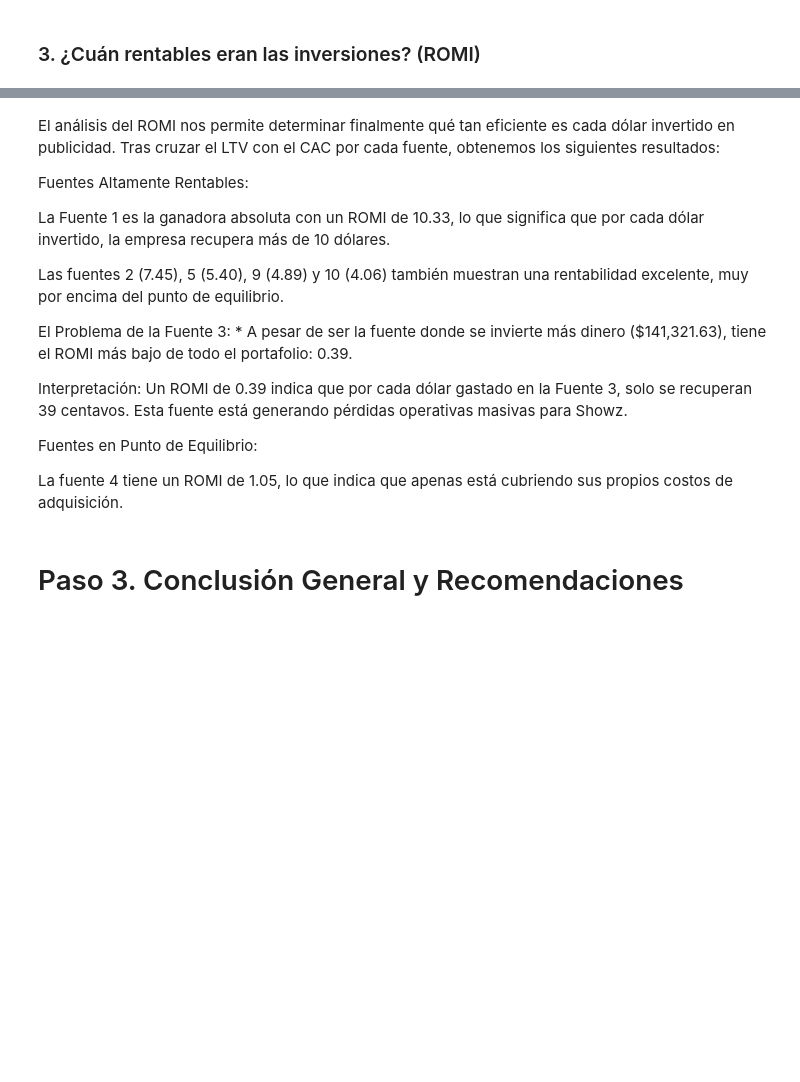
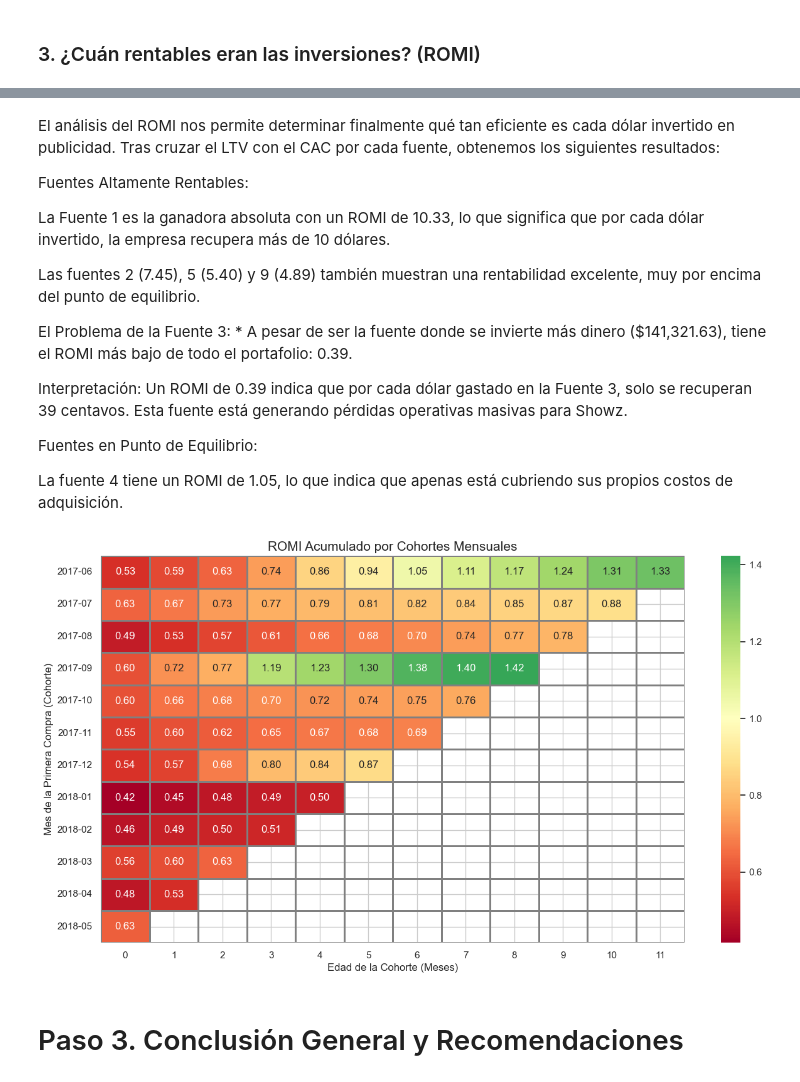
Before and after one commit to kevinsbonola/Optimizing_Profitability_in_Marketing, a Jupyter notebook: Marketing.ipynb, the cells around one changed output, grey strips where cells are left out. Saved outputs shown, nothing was run; the diff lists cells and outputs as text; code cells hidden in the pictures; blank space fills up the shorter version.

```diff
--- a/Marketing.ipynb
+++ b/Marketing.ipynb
@@ -250,8 +319,8 @@ print(f"Promedio general de pedidos por cliente: {avg_orders:.2f}")
 # %% [markdown]
 ## c. ¿Cuál es el tamaño promedio de compra?
 # %%
-# 1. Extraemos el mes exacto de cada compra (forzando el día a 1 para agrupar meses)
-orders['order_month'] = orders['buy_ts'].astype('datetime64[M]')
+# 1. Extraemos el mes exacto de cada compra (CORREGIDO PARA PANDAS 2.0+)
+orders['order_month'] = pd.to_datetime(orders['buy_ts']).dt.to_period('M').dt.to_timestamp()
 
 # 2. Encontramos el mes de la PRIMERA compra de cada usuario (su cohorte)
 first_orders = orders.groupby('uid').agg({'order_month': 'min'}).reset_index()
@@ -280,14 +351,11 @@ cohorts_revenue = (
     .reset_index()
 )
 
-
 # 4. Unimos el tamaño de la cohorte con sus ingresos mensuales
-
 report = pd.merge(cohort_sizes, cohorts_revenue, on='first_order_month')
 
-# 5. Calculamos la "edad" de la cohorte en meses exactos
-report['age'] = (report['order_month'] - report['first_order_month']) / np.timedelta64(1, 'M')
-report['age'] = report['age'].round().astype('int')
+# 5. Calculamos la "edad" de la cohorte en meses exactos (CORREGIDO PARA PANDAS 2.0+)
+report['age'] = (report['order_month'].dt.to_period('M') - report['first_order_month'].dt.to_period('M')).apply(lambda x: x.n)
 
 # 6. Calculamos el LTV
 report['ltv'] = report['revenue'] / report['n_buyers']
@@ -452,7 +555,7 @@ Fuentes Altamente Rentables:
 
 La Fuente 1 es la ganadora absoluta con un ROMI de 10.33, lo que significa que por cada dólar invertido, la empresa recupera más de 10 dólares.
 
-Las fuentes 2 (7.45), 5 (5.40), 9 (4.89) y 10 (4.06) también muestran una rentabilidad excelente, muy por encima del punto de equilibrio.
+Las fuentes 2 (7.45), 5 (5.40) y 9 (4.89) también muestran una rentabilidad excelente, muy por encima del punto de equilibrio.
 
 El Problema de la Fuente 3: * A pesar de ser la fuente donde se invierte más dinero ($141,321.63), tiene el ROMI más bajo de todo el portafolio: 0.39.
 
@@ -466,44 +569,46 @@ La fuente 4 tiene un ROMI de 1.05, lo que indica que apenas está cubriendo sus
 # PUNTO PRIORITARIO 4: ROMI por Cohortes a lo largo del tiempo
 # ==========================================
 
-# 1. Calcular el Costo por mes de adquisición (Cohorte de costo)
-costs['month'] = costs['dt'].astype('datetime64[M]')
+# 1. Calcular el Costo por mes de adquisición (CORREGIDO PARA PANDAS 2.0+)
+costs['month'] = pd.to_datetime(costs['dt']).dt.to_period('M').dt.to_timestamp()
 monthly_costs = costs.groupby('month')['costs'].sum().reset_index()
 
-# 2. Reutilizamos nuestro 'report' del punto de LTV (que tiene ingresos por cohorte y edad)
+# 2. Reutilizamos nuestro 'report' del punto de LTV
 # Unimos los costos del mes en que la cohorte hizo su primera compra (edad = 0)
+# Aseguramos que los tipos coincidan
 romi_cohorts = pd.merge(report, monthly_costs, left_on='first_order_month', right_on='month')
 
 # 3. Calculamos el CAC por cohorte
 romi_cohorts['cac'] = romi_cohorts['costs'] / romi_cohorts['n_buyers']
 
 # 4. Calculamos el ROMI (LTV / CAC) para cada mes de vida (edad) de la cohorte
 romi_cohorts['romi'] = romi_cohorts['ltv'] / romi_cohorts['cac']
 
 # 5. Creamos la tabla dinámica (pivot) para ver la evolución
 romi_pivot = romi_cohorts.pivot_table(
     index='first_order_month',
     columns='age',
     values='romi',
     aggfunc='sum'
 )
 
 # 6. IMPORTANTE: Hacemos la suma acumulada (cumsum) para ver en qué mes se recupera la inversión
 romi_cumsum = romi_pivot.cumsum(axis=1)
+# Convertimos el índice a string para que no de errores al graficar
 romi_cumsum.index = romi_cumsum.index.strftime('%Y-%m')
 
 # 7. Graficamos el Heatmap del ROMI Acumulado
 plt.figure(figsize=(15, 8))
 plt.title('ROMI Acumulado por Cohortes Mensuales', size=15)
 
-# Usamos 'RdYlGn' (Rojo-Amarillo-Verde).
-# El centro (center=1) asegura que los valores por debajo de 1 (pérdida) sean rojos/naranjas
-# y los mayores a 1 (ganancia) sean verdes.
+# Usamos 'RdYlGn' (Rojo-Amarillo-Verde)
 sns.heatmap(romi_cumsum, annot=True, fmt='.2f', linewidths=1, linecolor='gray', cmap='RdYlGn', center=1)
 
 plt.ylabel('Mes de la Primera Compra (Cohorte)')
 plt.xlabel('Edad de la Cohorte (Meses)')
 plt.show()
+# %% [output]
+[figure, added]
 # %% [markdown]
 # Paso 3. Conclusión General y Recomendaciones
 # %% [markdown]
```
Also changed, not shown: parts of 19 cells of this notebook, 1 other file.
